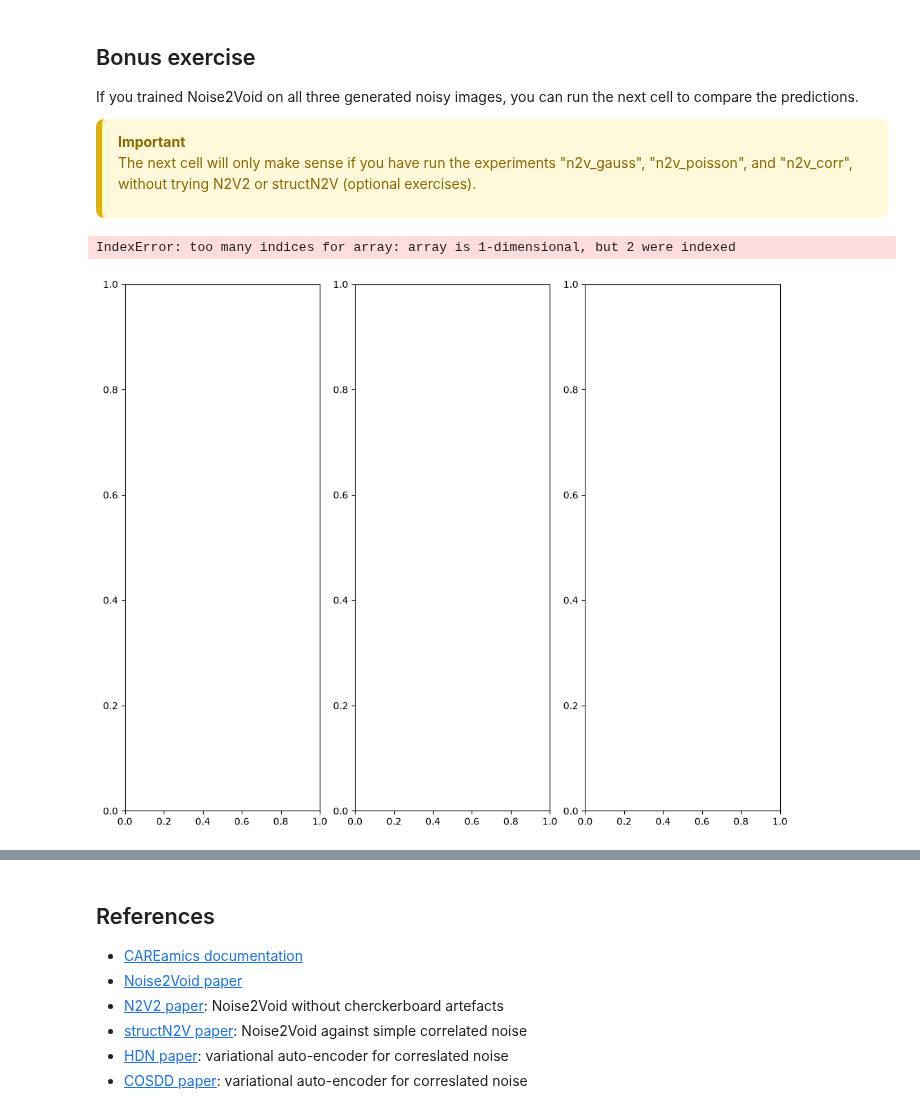
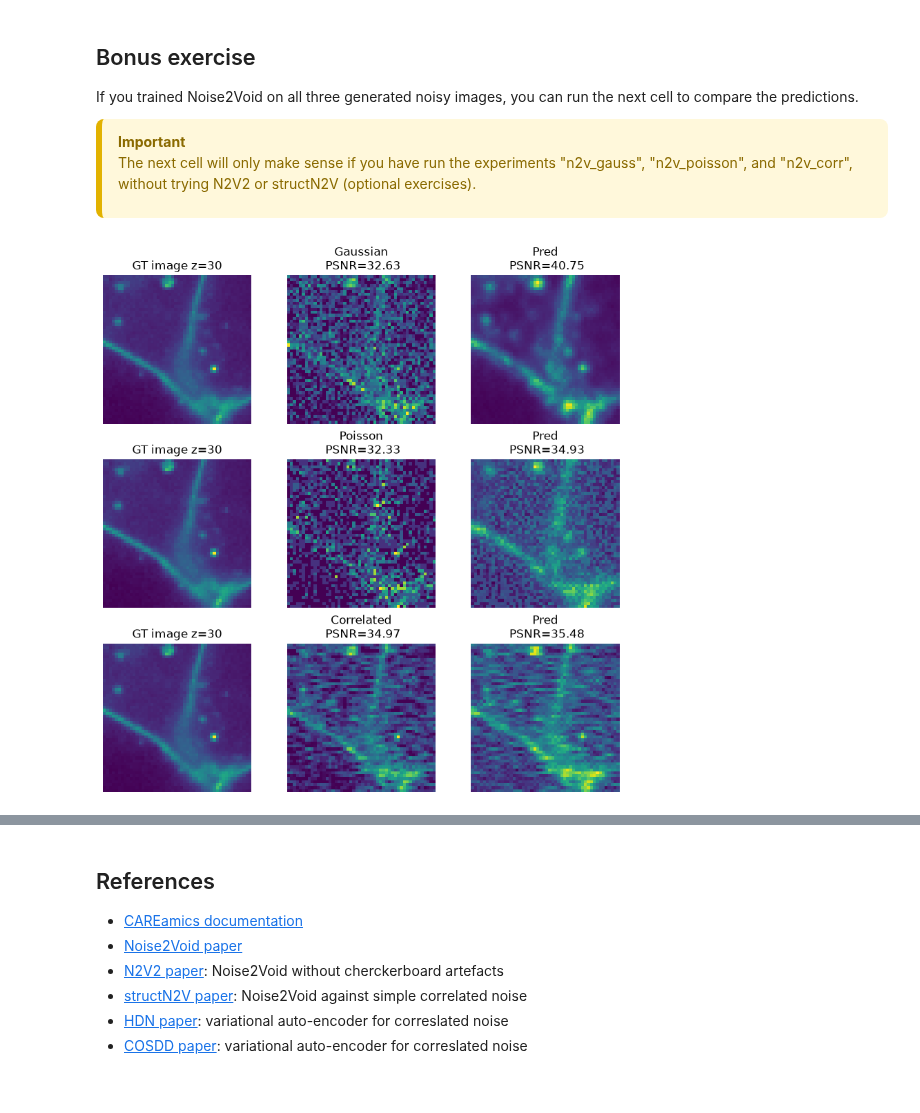
Before and after one commit to CAREamics/careamics-workshops, a Jupyter notebook: n2v/n2v_in_depth.ipynb, the cells around one changed output, grey strips where cells are left out. Saved outputs shown, nothing was run; the diff lists cells and outputs as text; code cells hidden in the pictures.

```diff
--- a/n2v/n2v_in_depth.ipynb
+++ b/n2v/n2v_in_depth.ipynb
@@ -511,7 +526,6 @@ to train Noise2Void. As optional exercises, we are also leaving some parameters
 can later be changed.
 # %%
 # --- Parameters
-use_n2v2 = False # see optional exercise at the end of the section
 exp_name = "n2v_gauss" # "n2v_gauss", "n2v_poisson", "n2v_corr"
 
 if exp_name == "n2v_poisson":
@@ -522,6 +536,9 @@ else:
     # otherwise default to Gaussian noise image
     exp_name = "n2v_gauss"
     input_img = img_gauss
+
+root = Path(exp_name)
+root.mkdir(parents=True, exist_ok=True)
 # %% [markdown]
 ### Train N2V
 # %%
@@ -539,13 +556,11 @@ config = create_n2v_config(
     # to fit in your GPU memory, can be adjusted/
     patch_size=(8, 64, 64),
     # How long to train, another parameter "num_steps" is available
-    num_epochs=15,
-    # This is another iteration of Noise2Void, see optional exercises
-    use_n2v2=use_n2v2,
+    num_epochs=20,
 )
 
 # create a CAREamist object, responsible for training and prediction
-careamist = CAREamist(config)
+careamist = CAREamist(config, work_dir=root)
 
 # train!
 careamist.train(train_data=input_img)
@@ -766,7 +782,7 @@ axes[2].axis("off")
 # %%
 # Check results qualitatively
 zs = [20, 30, 40]
-fig, axes = plt.subplots(len(zs), 3, figsize=(8, 10), constrained_layout=True)
+fig, axes = plt.subplots(len(zs), 3, figsize=(7, 7), constrained_layout=True)
 
 for i, z in enumerate(zs):
     noisy = input_img[z, *crop]
@@ -781,7 +797,8 @@ for i, z in enumerate(zs):
     axes[i, 1].set_title("Prediction")
     axes[i, 1].axis("off")
 
-    axes[i, 2].imshow(res)
+    res_lim = np.percentile(np.abs(res), 99)
+    res_plot = axes[i, 2].imshow(res, cmap="coolwarm", vmin=-res_lim, vmax=res_lim)
     axes[i, 2].set_title("Residuals")
     axes[i, 2].axis("off")
 # %% [output]
@@ -857,32 +874,48 @@ to compare the predictions.
   "n2v_poisson", and "n2v_corr", without trying N2V2 or structN2V (optional exercises).
 </div>
 # %%
+all_noisy = {
+    "Gaussian": save_path / "img_gaussian_noise.tif",
+    "Poisson": save_path / "img_poisson_noise.tif",
+    "Correlated": save_path / "img_correlated_noise.tif",
+}
+all_preds = {
+    "Gaussian": Path("n2v_gauss") / "predictions" / "array_0.tiff",
+    "Poisson": Path("n2v_poisson") / "predictions" / "array_0.tiff",
+    "Correlated": Path("n2v_corr") / "predictions" / "array_0.tiff",
+}
+
+
 if all_preds and all_noisy:
     # Check results qualitatively
-    fig, axes = plt.subplots(len(all_preds.keys()), 3, figsize=(10, 8), constrained_layout=True)
+    fig, axes = plt.subplots(len(all_preds.keys()), 3, figsize=(8, 8), constrained_layout=True)
 
-    for i, (exp_name, pred) in enumerate(all_preds.items()):
+    for i, (exp_name, pred_path) in enumerate(all_preds.items()):
+        if not pred_path.exists():
+            continue
+
+        pred = imread(pred_path)
+
         axes[i, 0].imshow(img[z_mid, *crop])
         axes[i, 0].set_title(f"GT image z={z_mid}")
         axes[i, 0].axis("off")
 
         # noisy data
         if exp_name in all_noisy:
-            noisy = all_noisy[exp_name]
+            noisy = imread(all_noisy[exp_name])
             noi_psnr = scale_invariant_psnr(img, noisy)
 
             axes[i, 1].imshow(noisy[z_mid, *crop])
             axes[i, 1].set_title(f"{exp_name}\n PSNR={noi_psnr:.2f}")
             axes[i, 1].axis("off")
 
         # prediction
         pred_psnr = scale_invariant_psnr(img, pred)
 
         axes[i, 2].imshow(pred[z_mid, *crop])
         axes[i, 2].set_title(f"Pred\n PSNR={pred_psnr:.2f}")
         axes[i, 2].axis("off")
 else:
     print("`all_preds` is empty, run the notebook prediction step first.")
 # %% [output]
-IndexError: too many indices for array: array is 1-dimensional, but 2 were indexed
-[figure, old version]
+[figure, new version]
```
Also changed, not shown: parts of 11 cells of this notebook, 6 other files.
